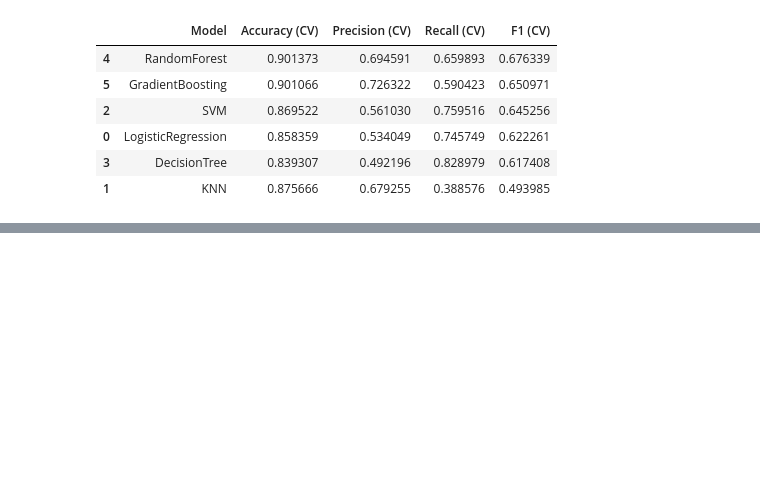
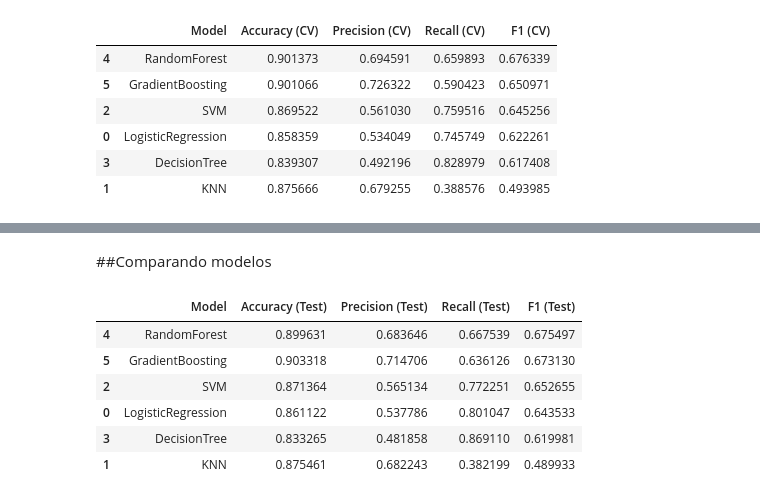
Before and after one commit to Enzooliveira29/AtividadeCD, a Jupyter notebook: notebooks/ClassificaçãoTD3.ipynb, the cells around one changed output, grey strips where cells are left out. Drawn from its saved outputs; the diff is of its cells as text; code cells hidden in the pictures; blank space fills up the shorter version.

```diff
--- a/notebooks/ClassificaçãoTD3.ipynb
+++ b/notebooks/ClassificaçãoTD3.ipynb
@@ -617,3 +616,19 @@ Classification Report:
 Confusion Matrix:
 [[1962   97]
  [ 139  243]]
+# %% [markdown]
+##Comparando modelos
+# %%
+import pandas as pd
+
+df_final = pd.DataFrame(final_results)
+df_final = df_final.sort_values(by="F1 (Test)", ascending=False)
+df_final
+# %% [output]
+|  | Model | Accuracy (Test) | Precision (Test) | Recall (Test) | F1 (Test) |
+| 4 | RandomForest | 0.899631 | 0.683646 | 0.667539 | 0.675497 |
+| 5 | GradientBoosting | 0.903318 | 0.714706 | 0.636126 | 0.673130 |
+| 2 | SVM | 0.871364 | 0.565134 | 0.772251 | 0.652655 |
+| 0 | LogisticRegression | 0.861122 | 0.537786 | 0.801047 | 0.643533 |
+| 3 | DecisionTree | 0.833265 | 0.481858 | 0.869110 | 0.619981 |
+| 1 | KNN | 0.875461 | 0.682243 | 0.382199 | 0.489933 |
```
Also changed, not shown: parts of 8 cells of this notebook.
